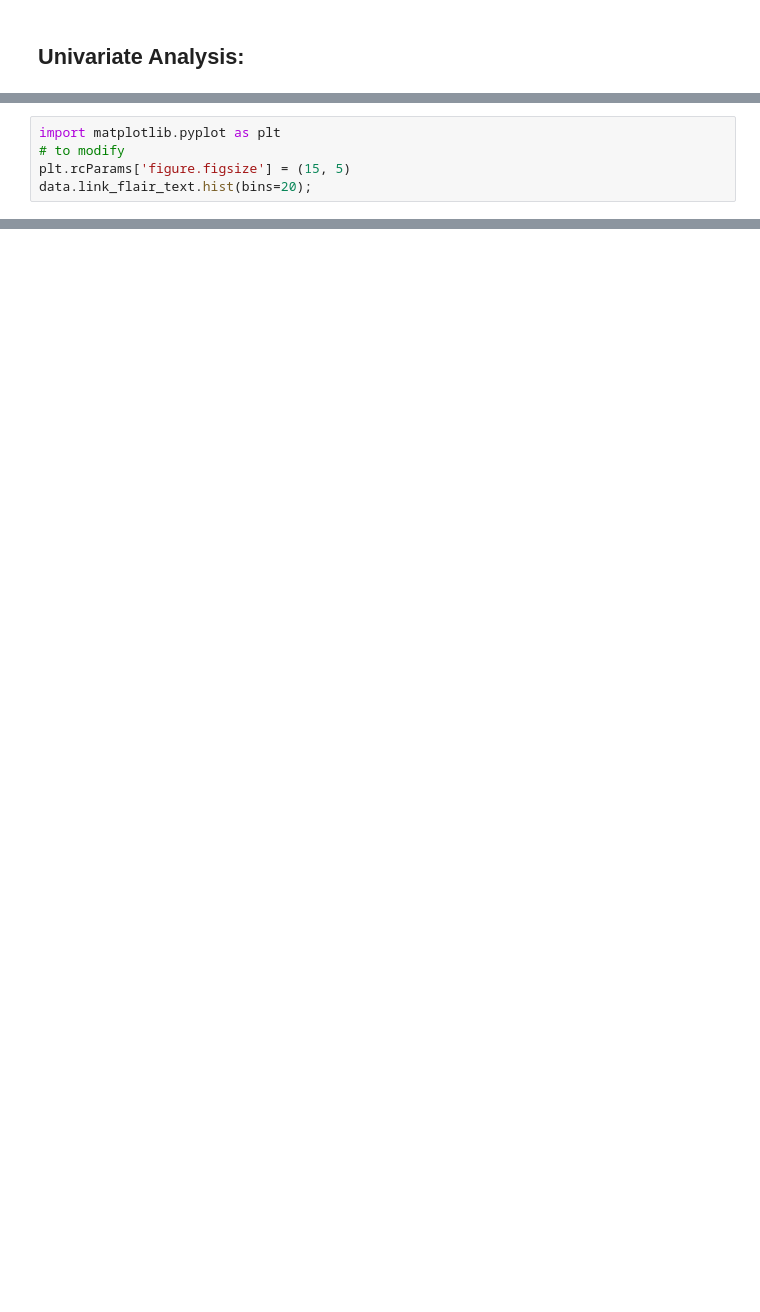
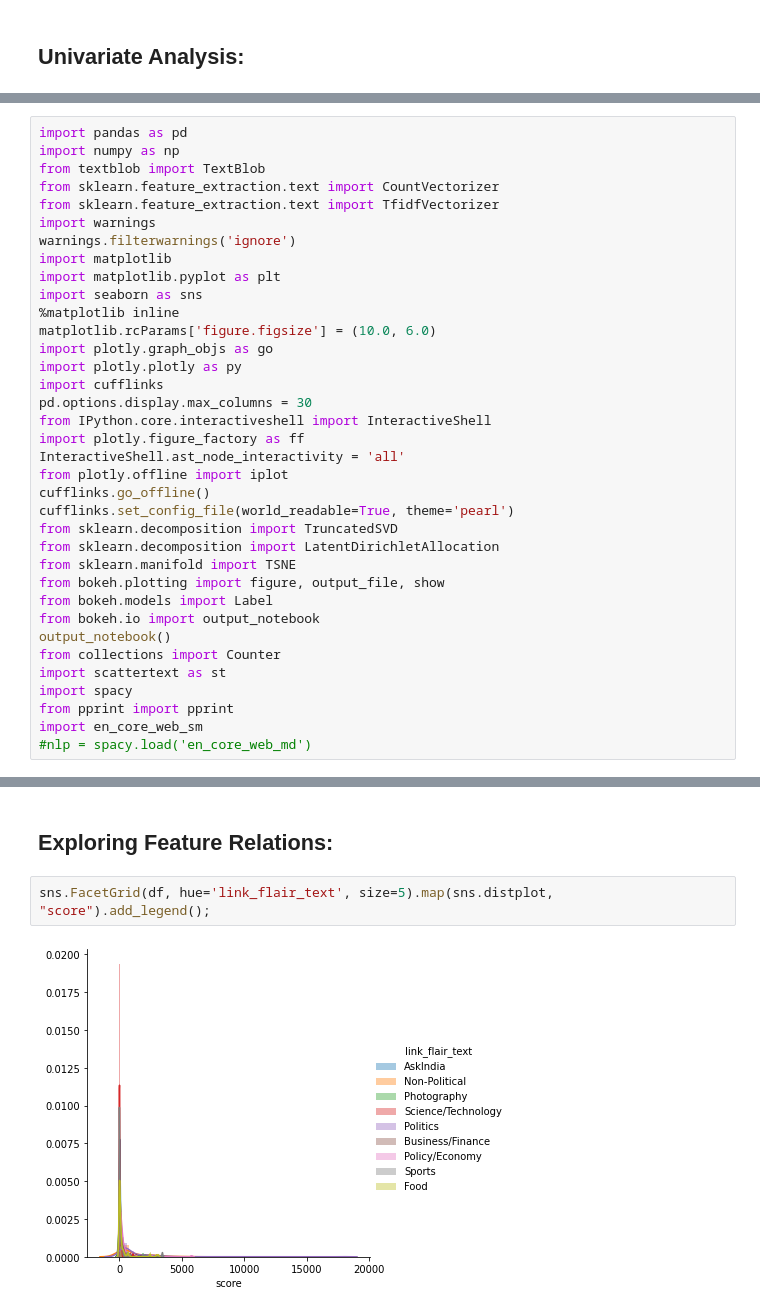
Before and after one commit to gauravchopracg/Reddit-Flair-Detection, a Jupyter notebook: Jupyter Notebooks/Part_II_Exploratory_Data_Analysis_(EDA).ipynb, the cells around one changed output, grey strips where cells are left out. Saved outputs shown, nothing was run; the diff lists cells and outputs as text; blank space fills up the shorter version.

```diff
--- a/Jupyter Notebooks/Part_II_Exploratory_Data_Analysis_(EDA).ipynb
+++ b/Jupyter Notebooks/Part_II_Exploratory_Data_Analysis_(EDA).ipynb
@@ -179,5 +44,0 @@ data.shape
-# %%
-import matplotlib.pyplot as plt
-# to modify
-plt.rcParams['figure.figsize'] = (15, 5)
-data.link_flair_text.hist(bins=20);
@@ -663,0 +45,36 @@ for word in sentence_words:
+# %%
+import pandas as pd
+import numpy as np
+from textblob import TextBlob
+from sklearn.feature_extraction.text import CountVectorizer
+from sklearn.feature_extraction.text import TfidfVectorizer
+import warnings
+warnings.filterwarnings('ignore')
+import matplotlib
+import matplotlib.pyplot as plt
+import seaborn as sns
+%matplotlib inline
+matplotlib.rcParams['figure.figsize'] = (10.0, 6.0)
+import plotly.graph_objs as go
+import plotly.plotly as py
+import cufflinks
+pd.options.display.max_columns = 30
+from IPython.core.interactiveshell import InteractiveShell
+import plotly.figure_factory as ff
+InteractiveShell.ast_node_interactivity = 'all'
+from plotly.offline import iplot
+cufflinks.go_offline()
+cufflinks.set_config_file(world_readable=True, theme='pearl')
+from sklearn.decomposition import TruncatedSVD
+from sklearn.decomposition import LatentDirichletAllocation
+from sklearn.manifold import TSNE
+from bokeh.plotting import figure, output_file, show
+from bokeh.models import Label
+from bokeh.io import output_notebook
+output_notebook()
+from collections import Counter
+import scattertext as st
+import spacy
+from pprint import pprint
+import en_core_web_sm
+#nlp = spacy.load('en_core_web_md')
@@ -663,0 +129,7 @@ for word in sentence_words:
+# %% [markdown]
+Exploring Feature Relations:
+---
+# %%
+sns.FacetGrid(df, hue='link_flair_text', size=5).map(sns.distplot, "score").add_legend();
+# %% [output]
+[figure, added]
```
Also changed, not shown: parts of 138 cells of this notebook, 1 other file.
